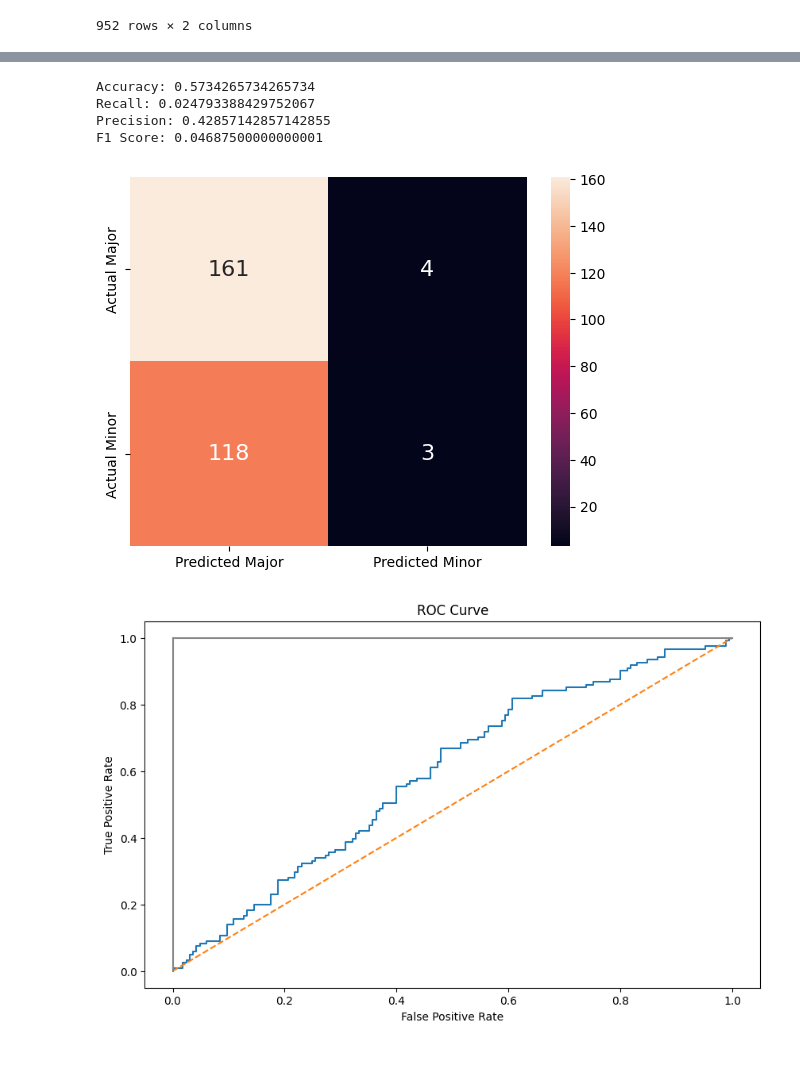
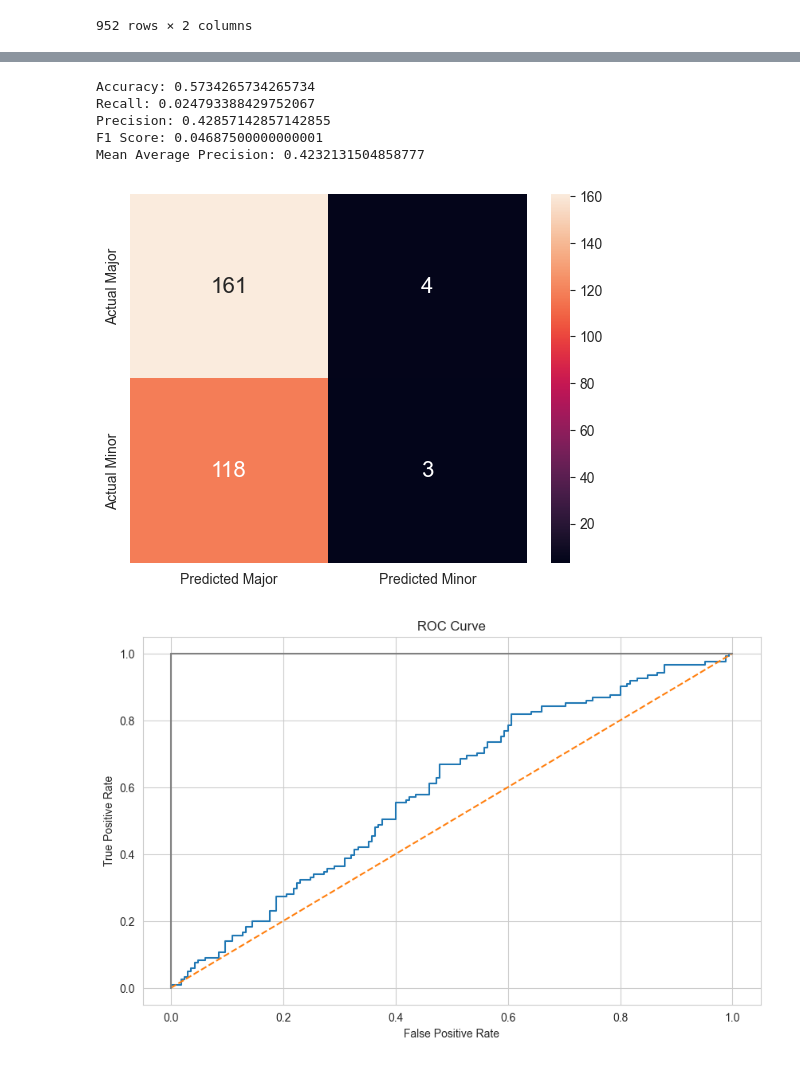
Before and after one commit to omar-elmeteny/MLProject, a Jupyter notebook: ml_project.ipynb, the cells around one changed output, grey strips where cells are left out. Saved outputs shown, nothing was run; the diff lists cells and outputs as text; code cells hidden in the pictures.

```diff
--- a/ml_project.ipynb
+++ b/ml_project.ipynb
@@ -262,3 +263,11 @@ scale_features(df_spotify, percentage_features)
 | En La De Ella | Feid, Sech, Jhayco | 3.0 | 2022 | 10 | 20 | 1320.0 | ... |
 | Alone | Burna Boy | 1.0 | 2022 | 11 | 4 | 782.0 | ... |
 952 rows × 23 columns
+# %%
+# Set style
+sns.set_style("whitegrid")
+
+# Plotting histograms for all numerical columns
+df_spotify.select_dtypes(include=['float64', 'int64']).hist(bins=30, figsize=(20,20), color='darkblue', edgecolor='black')
+plt.tight_layout()
+plt.show()
@@ -993,18 +953,21 @@ def logistic_regression(X_train, X_test, Y_train, Y_test):
     accuracy = accuracy_score(Y_test, predictions)
     print('Accuracy:', accuracy)
 
-    recall = recall_score(Y_test, predictions, average='weighted')
+    recall = recall_score(Y_test, predictions)
     print('Recall:', recall)
 
-    precision = precision_score(Y_test, predictions, average='weighted')
+    precision = precision_score(Y_test, predictions)
     print('Precision:', precision)
 
-    f1 = f1_score(Y_test, predictions, average='weighted')
+    f1 = f1_score(Y_test, predictions)
     print('F1 Score:', f1)
 
-    return log_model, predictions
+    average_precision = average_precision_score(Y_test, predictions)
+    print('Mean Average Precision:', average_precision)
 
-log_model, predictions = logistic_regression(X_train, X_test, Y_train, Y_test)
+    return log_model, predictions, precision, accuracy, recall, f1
+
+log_model, predictions, lr_precision, lr_accuracy, lr_recall, lr_f1 = logistic_regression(X_train, X_test, Y_train, Y_test)
 # %% [output]
 Accuracy: 0.5629370629370629
 Recall: 0.08264462809917356
@@ -1084,6 +1050,6 @@ plot_roc_curve(log_model, X_test, Y_test)
 # %%
 X_train, X_test, Y_train, Y_test = split_data(df_percentages, 'mode', df_spotify)
-log_model, predictions = logistic_regression(X_train, X_test, Y_train, Y_test)
+log_model, predictions, lr_precision, lr_accuracy, lr_recall, lr_f1 = logistic_regression(X_train, X_test, Y_train, Y_test)
 plot_confusion_matrix(Y_test, predictions)
 # %% [output]
 Accuracy: 0.5804195804195804
@@ -1112,15 +1101,18 @@ def random_forest(X_train, X_test, Y_train, Y_test):
     accuracy = accuracy_score(Y_test, predictions)
     print('Accuracy:', accuracy)
 
-    recall = recall_score(Y_test, predictions, average='weighted')
+    recall = recall_score(Y_test, predictions)
     print('Recall:', recall)
 
-    precision = precision_score(Y_test, predictions, average='weighted')
+    precision = precision_score(Y_test, predictions)
     print('Precision:', precision)
 
-    f1 = f1_score(Y_test, predictions, average='weighted')
+    f1 = f1_score(Y_test, predictions)
     print('F1 Score:', f1)
 
-    return rf_model, predictions
+    average_precision = average_precision_score(Y_test, predictions)
+    print('Mean Average Precision:', average_precision)
+
+    return rf_model, predictions, accuracy, recall, precision, f1
 # %%
 X_train, X_test, Y_train, Y_test = split_data(feature_selection_low_variance, 'mode', df_spotify)
@@ -1167,14 +1162,15 @@ plot_roc_curve(rf_model, X_test, Y_test)
 # %%
 X_train, X_test, Y_train, Y_test = split_data(df_percentages, 'mode', df_spotify)
-rf_model, predictions = random_forest(X_train, X_test, Y_train, Y_test)
+rf_model, predictions, rf_accuracy, rf_recall, rf_precision, rf_f1 = random_forest(X_train, X_test, Y_train, Y_test)
 plot_confusion_matrix(Y_test, predictions)
 # %% [output]
 Accuracy: 0.5734265734265734
 Recall: 0.024793388429752067
 Precision: 0.42857142857142855
 F1 Score: 0.04687500000000001
+Mean Average Precision: 0.4232131504858777
-[figure, old version]
+[figure, new version]
 # %%
 plot_roc_curve(rf_model, X_test, Y_test)
 # %% [output]
-[figure, old version]
+[figure, new version]
```
Also changed, not shown: parts of 59 cells of this notebook.
